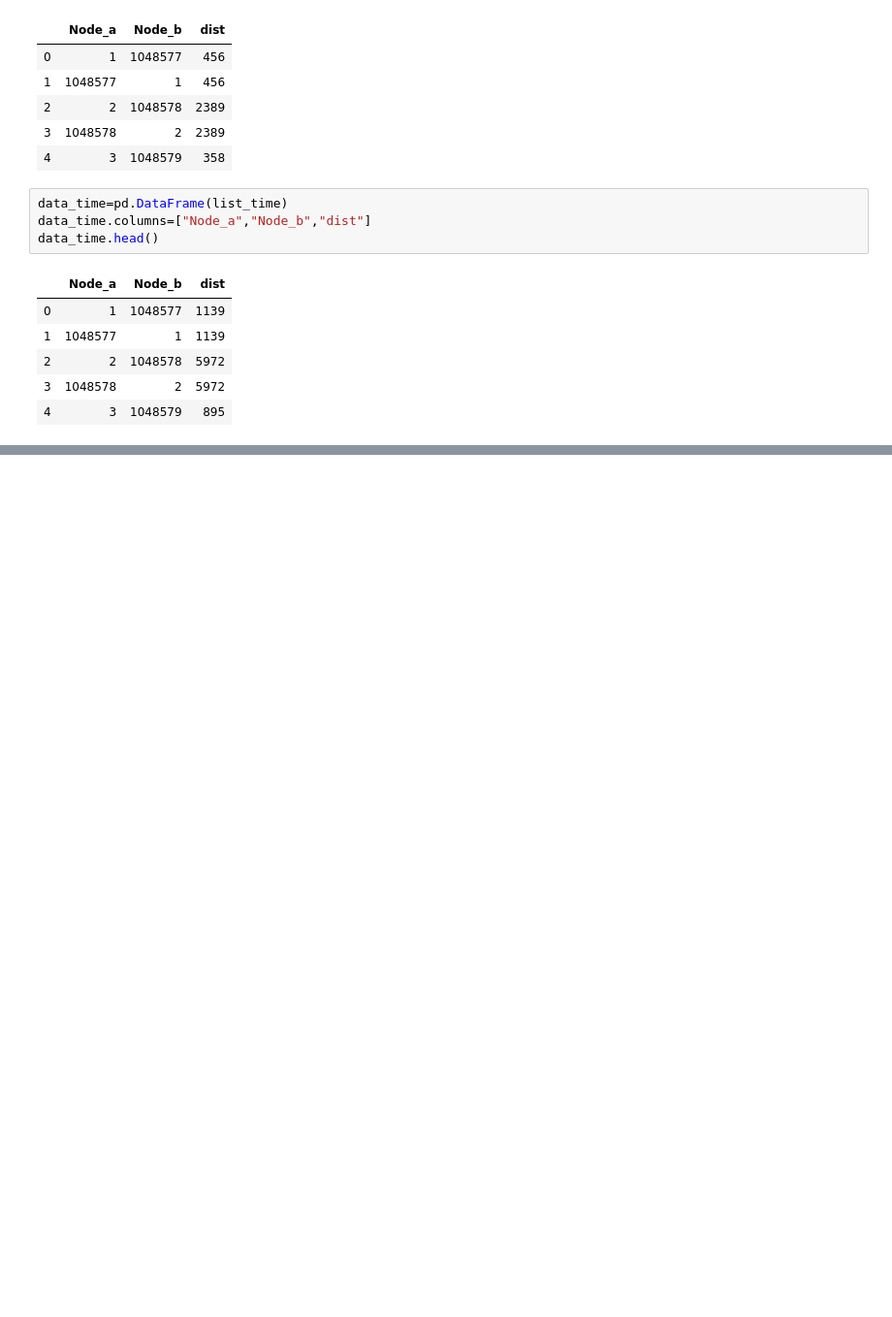
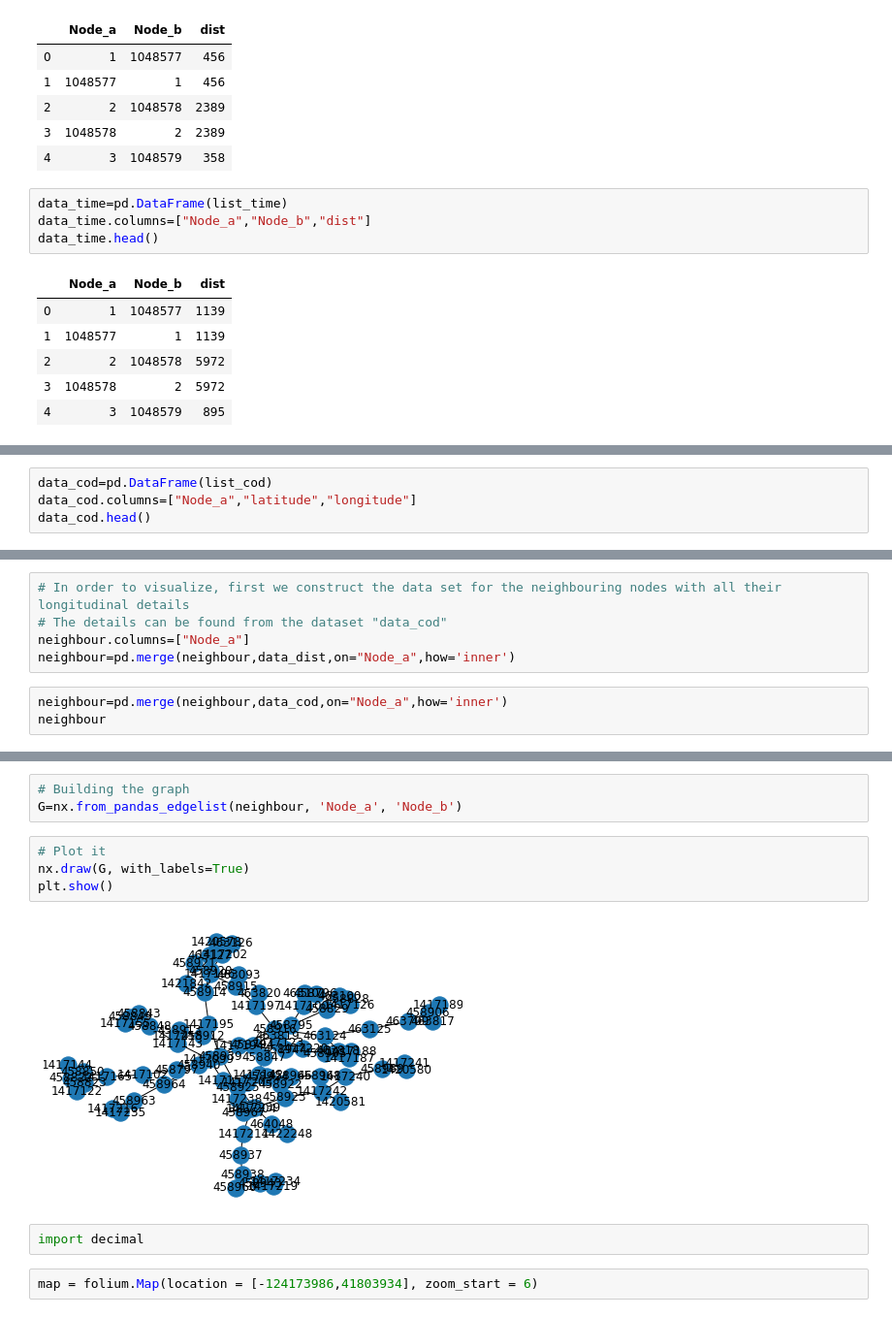
Before and after one commit to Debodeep94/ADM_HW_5, a Jupyter notebook: ADM_HW5_Functionality_1.ipynb, the cells around one changed output, grey strips where cells are left out. Shown at 97% size. Saved outputs shown, nothing was run; the diff lists cells and outputs as text; blank space fills up the shorter version.

```diff
--- a/ADM_HW5_Functionality_1.ipynb
+++ b/ADM_HW5_Functionality_1.ipynb
@@ -61,0 +49,4 @@ data_ntrk.head()
+# %%
+data_cod=pd.DataFrame(list_cod)
+data_cod.columns=["Node_a","latitude","longitude"]
+data_cod.head()
@@ -108,0 +132,8 @@ See the caveats in the documentation: http://pandas.pydata.org/pandas-docs/stabl
+# %%
+# In order to visualize, first we construct the data set for the neighbouring nodes with all their longitudinal details
+# The details can be found from the dataset "data_cod"
+neighbour.columns=["Node_a"]
+neighbour=pd.merge(neighbour,data_dist,on="Node_a",how='inner')
+# %%
+neighbour=pd.merge(neighbour,data_cod,on="Node_a",how='inner')
+neighbour
@@ -108,0 +154,13 @@ See the caveats in the documentation: http://pandas.pydata.org/pandas-docs/stabl
+# %%
+# Building the graph
+G=nx.from_pandas_edgelist(neighbour, 'Node_a', 'Node_b')
+# %%
+# Plot it
+nx.draw(G, with_labels=True)
+plt.show()
+# %% [output]
+[figure, added]
+# %%
+import decimal
+# %%
+map = folium.Map(location = [-124173986,41803934], zoom_start = 6)
```
Also changed, not shown: parts of 11 cells of this notebook.
